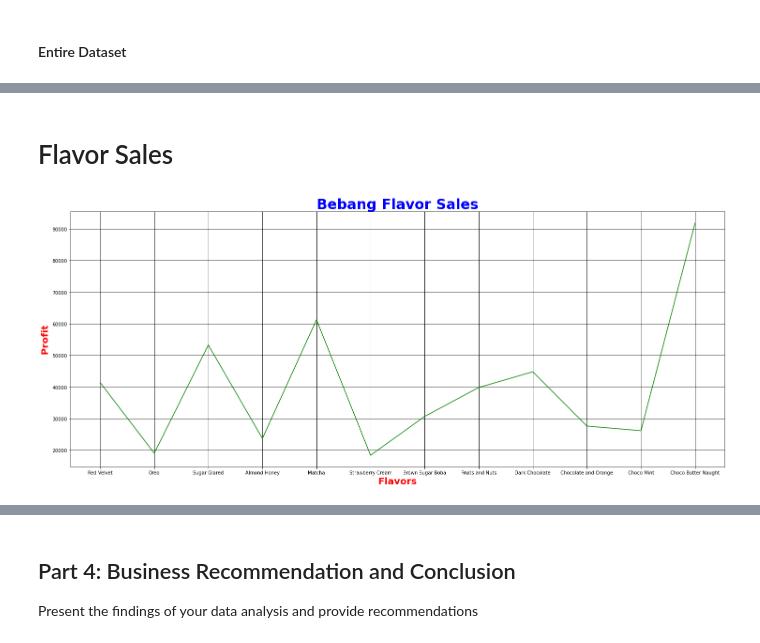
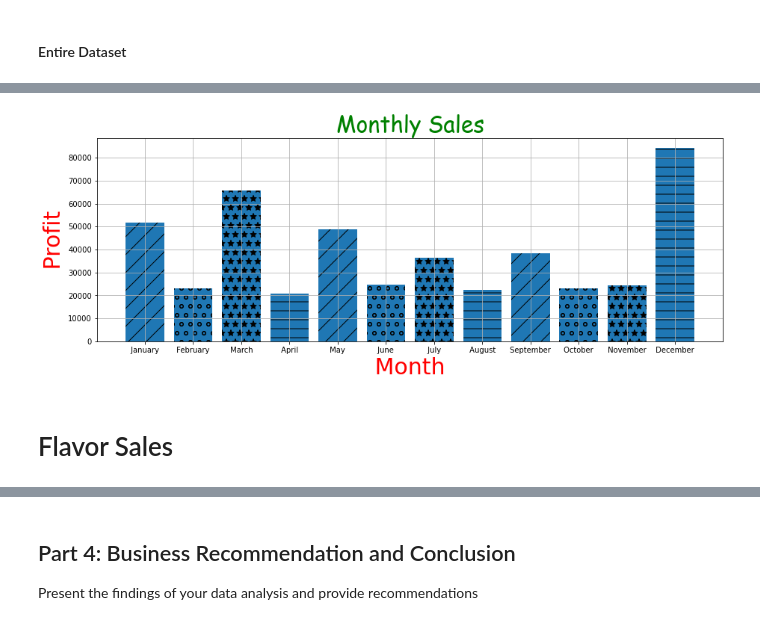
Before and after one commit to jericgiron/Bebang-Midterm-Case-Study, a Jupyter notebook: GIRON_LinAlg-Midterms.ipynb, the cells around one changed output, grey strips where cells are left out. Cells and saved outputs as stored; diff of their text form; code cells hidden in the pictures.

```diff
--- a/GIRON_LinAlg-Midterms.ipynb
+++ b/GIRON_LinAlg-Midterms.ipynb
@@ -459,17 +221,30 @@ monthly
+# %%
+plt.figure(figsize=(15,5))
+Months = [' January ',' February ',' March ', ' April ',' May ',' June ',
+           ' July ',' August ',' September ',' October ',' November ',
+           ' December ']
+
+bars = plt.bar (Months,month_profit,)
+plt.title(' Monthly Sales ',color = 'g', fontdict={'fontname': 'Comic Sans MS', 'fontsize': 30 })
+plt.ylabel(' Profit ',size = 30, color = 'r')
+plt.xlabel(' Month ',size = 30, color = 'r')
+
+bars[0].set_hatch('/')
+bars[1].set_hatch('o')
+bars[2].set_hatch('*')
+bars[3].set_hatch('-')
+bars[4].set_hatch('/')
+bars[5].set_hatch('o')
+bars[6].set_hatch('*')
+bars[7].set_hatch('-')
+bars[8].set_hatch('/')
+bars[9].set_hatch('o')
+bars[10].set_hatch('*')
+bars[11].set_hatch('-')
+
+plt.grid()
+plt.show()
+# %% [output]
+[figure, added]
 # %% [markdown]
 # Flavor Sales
-# %%
-Bebang_Flavor_Sales = pd.read_csv('Bebang Flavor Sales.csv')
-
-plt.figure(figsize=(25,10))
-plt.title('Bebang Flavor Sales', fontdict={'fontweight':'bold','fontsize':30}, color= 'b')
-
-plt.plot(Bebang_Flavor_Sales.flavors, Bebang_Flavor_Sales.sales, color= 'g')
-
-plt.xlabel(' Flavors ', fontdict={'fontweight':'bold','fontsize':20}, color= 'r')
-plt.ylabel(' Profit ', fontdict={'fontweight':'bold','fontsize':20}, color= 'r')
-
-plt.grid(color = 'black')
-plt.show()
-# %% [output]
-[figure, removed]
```
Also changed, not shown: parts of 29 cells of this notebook.
